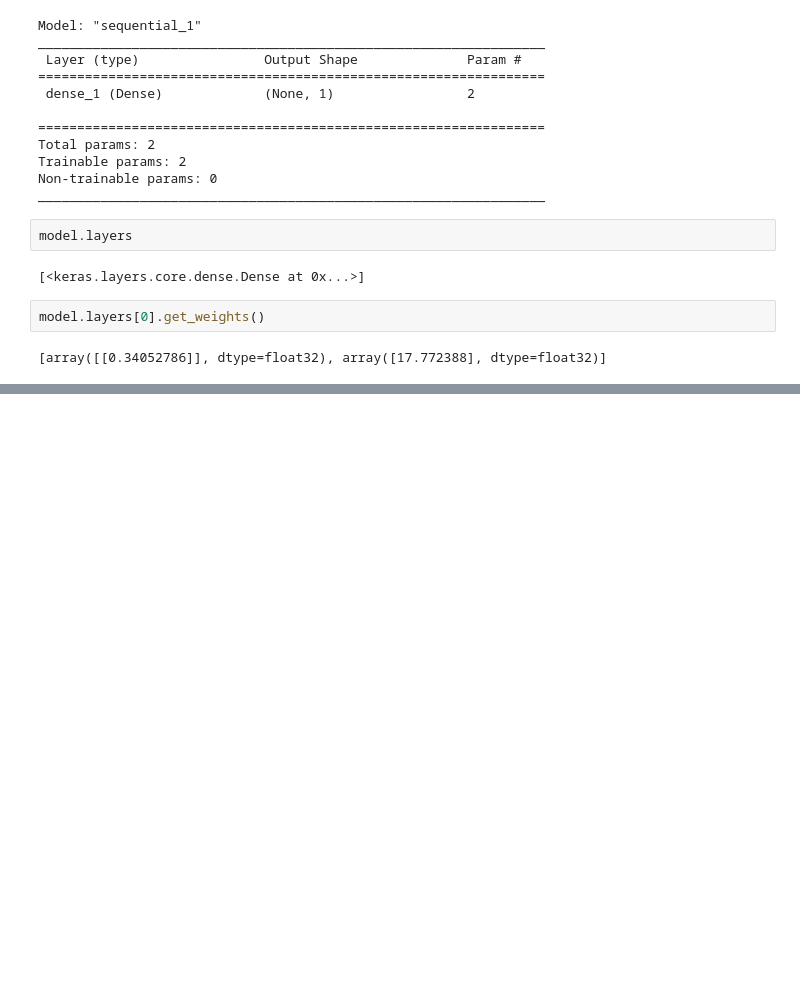
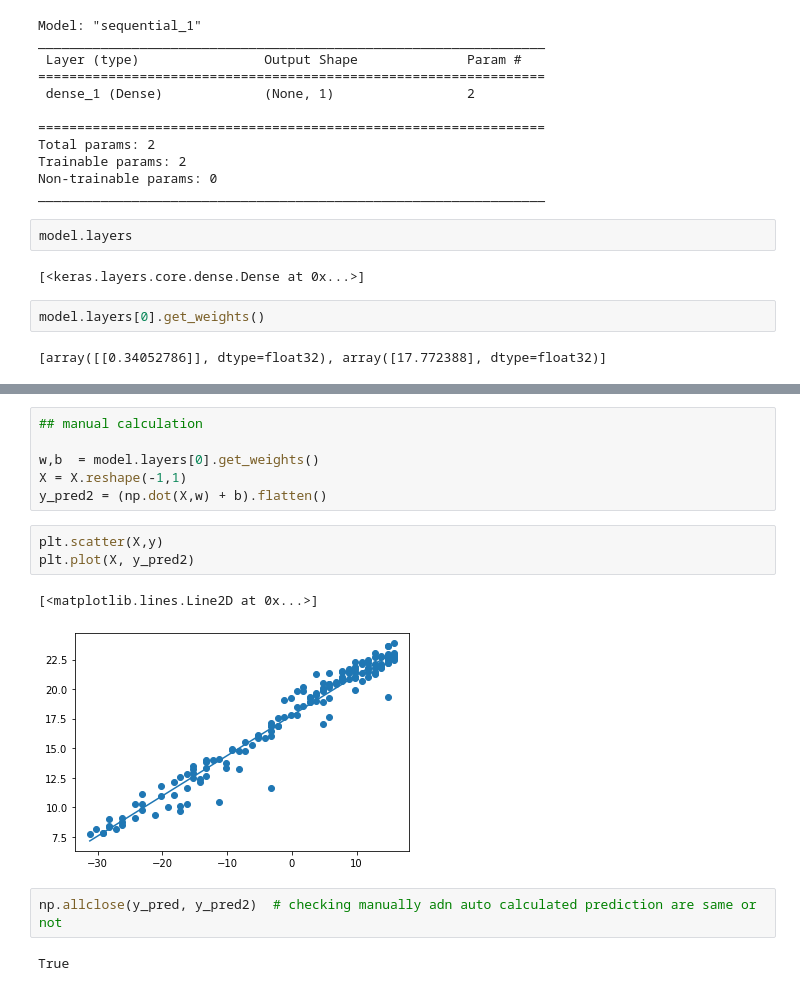
Before and after one commit to amitmeel/Tensorflow-2.0-Deep-Learning-and-Artificial-Intelligence, a Jupyter notebook: 3_Reggresion.ipynb, the cells around one changed output, grey strips where cells are left out. Drawn from its saved outputs; the diff is of its cells as text; blank space fills up the shorter version.

```diff
--- a/3_Reggresion.ipynb
+++ b/3_Reggresion.ipynb
@@ -112,0 +125,16 @@ model.layers[0].get_weights()
+# %%
+## manual calculation
+
+w,b  = model.layers[0].get_weights()
+X = X.reshape(-1,1)
+y_pred2 = (np.dot(X,w) + b).flatten()
+# %%
+plt.scatter(X,y)
+plt.plot(X, y_pred2)
+# %% [output]
+[<matplotlib.lines.Line2D at 0x...>]
+[figure, added]
+# %%
+np.allclose(y_pred, y_pred2)  # checking manually adn auto calculated prediction are same or not
+# %% [output]
+True
```
Also changed, not shown: parts of 4 cells of this notebook.
